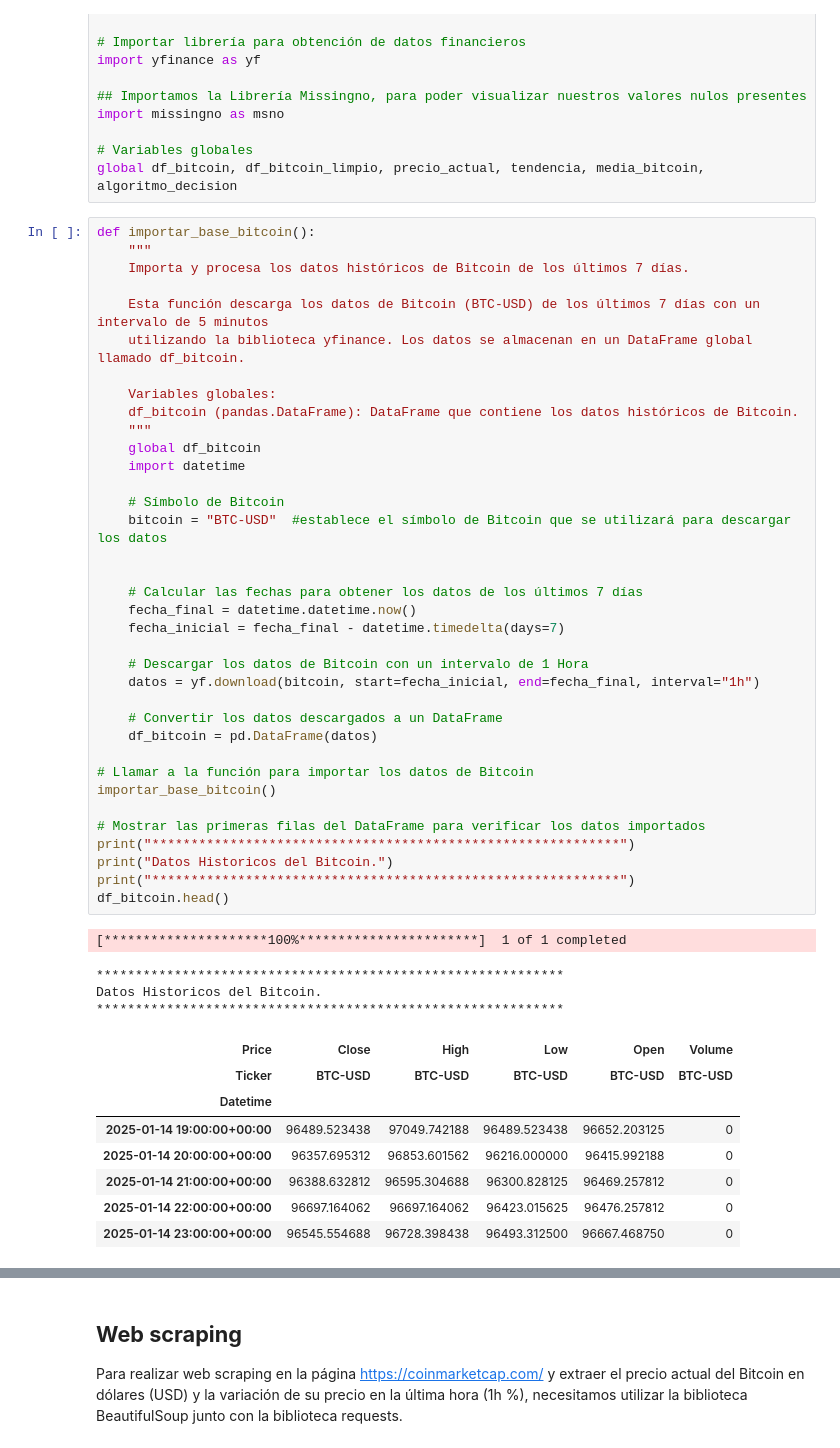
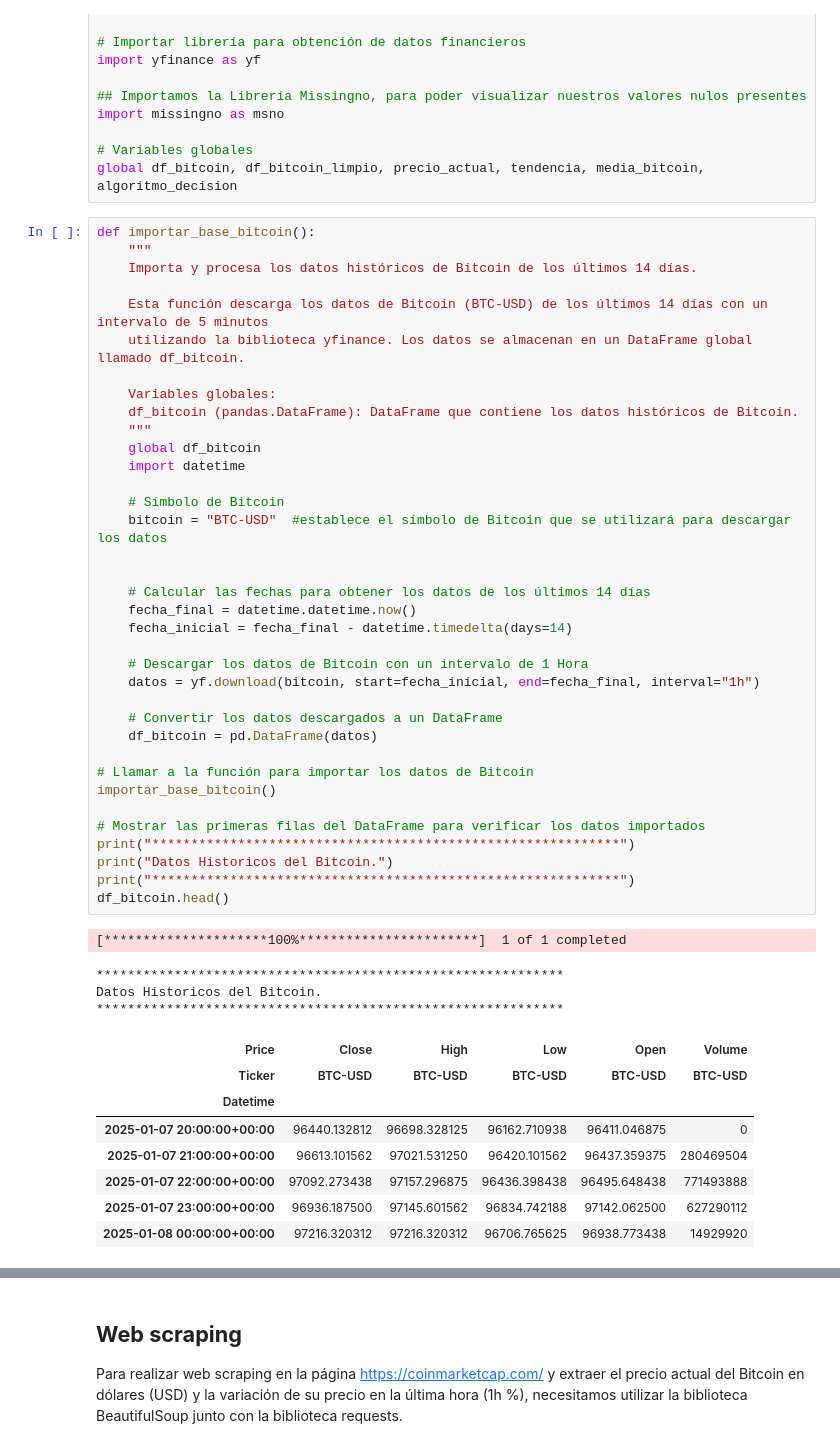
Before and after one commit to wechavar/Robot_Trading, a Jupyter notebook: Trainding_Boot.ipynb, the cells around one changed output, grey strips where cells are left out. Saved outputs shown, nothing was run; the diff lists cells and outputs as text.

```diff
--- a/Trainding_Boot.ipynb
+++ b/Trainding_Boot.ipynb
@@ -146,9 +146,9 @@ global df_bitcoin, df_bitcoin_limpio, precio_actual, tendencia, media_bitcoin, a
 # %%
 def importar_base_bitcoin():
     """
-    Importa y procesa los datos históricos de Bitcoin de los últimos 7 días.
+    Importa y procesa los datos históricos de Bitcoin de los últimos 14 días.
 
-    Esta función descarga los datos de Bitcoin (BTC-USD) de los últimos 7 días con un intervalo de 5 minutos
+    Esta función descarga los datos de Bitcoin (BTC-USD) de los últimos 14 días con un intervalo de 5 minutos
     utilizando la biblioteca yfinance. Los datos se almacenan en un DataFrame global llamado df_bitcoin.
 
     Variables globales:
@@ -158,40 +158,40 @@ def importar_base_bitcoin():
     import datetime
 
     # Símbolo de Bitcoin
     bitcoin = "BTC-USD"  #establece el símbolo de Bitcoin que se utilizará para descargar los datos
 
 
-    # Calcular las fechas para obtener los datos de los últimos 7 días
+    # Calcular las fechas para obtener los datos de los últimos 14 días
     fecha_final = datetime.datetime.now()
-    fecha_inicial = fecha_final - datetime.timedelta(days=7)
+    fecha_inicial = fecha_final - datetime.timedelta(days=14)
 
     # Descargar los datos de Bitcoin con un intervalo de 1 Hora
     datos = yf.download(bitcoin, start=fecha_inicial, end=fecha_final, interval="1h")
 
     # Convertir los datos descargados a un DataFrame
     df_bitcoin = pd.DataFrame(datos)
 
 # Llamar a la función para importar los datos de Bitcoin
 importar_base_bitcoin()
 
 # Mostrar las primeras filas del DataFrame para verificar los datos importados
 print("************************************************************")
 print("Datos Historicos del Bitcoin.")
 print("************************************************************")
 df_bitcoin.head()
 # %% [output]
 [*********************100%***********************]  1 of 1 completed
 ************************************************************
 Datos Historicos del Bitcoin.
 ************************************************************
 | Price | Close | High | Low | Open | Volume |
 | Ticker | BTC-USD | BTC-USD | BTC-USD | BTC-USD | BTC-USD |
 | Datetime |  |  |  |  |  |
-| 2025-01-14 19:00:00+00:00 | 96489.523438 | 97049.742188 | 96489.523438 | 96652.203125 | 0 |
-| 2025-01-14 20:00:00+00:00 | 96357.695312 | 96853.601562 | 96216.000000 | 96415.992188 | 0 |
-| 2025-01-14 21:00:00+00:00 | 96388.632812 | 96595.304688 | 96300.828125 | 96469.257812 | 0 |
-| 2025-01-14 22:00:00+00:00 | 96697.164062 | 96697.164062 | 96423.015625 | 96476.257812 | 0 |
-| 2025-01-14 23:00:00+00:00 | 96545.554688 | 96728.398438 | 96493.312500 | 96667.468750 | 0 |
+| 2025-01-07 20:00:00+00:00 | 96440.132812 | 96698.328125 | 96162.710938 | 96411.046875 | 0 |
+| 2025-01-07 21:00:00+00:00 | 96613.101562 | 97021.531250 | 96420.101562 | 96437.359375 | 280469504 |
+| 2025-01-07 22:00:00+00:00 | 97092.273438 | 97157.296875 | 96436.398438 | 96495.648438 | 771493888 |
+| 2025-01-07 23:00:00+00:00 | 96936.187500 | 97145.601562 | 96834.742188 | 97142.062500 | 627290112 |
+| 2025-01-08 00:00:00+00:00 | 97216.320312 | 97216.320312 | 96706.765625 | 96938.773438 | 14929920 |
 # %% [markdown]
 Ahora vamos  guardar la informacion en el historico en el dataframe df_bitcoin
 
```
Also changed, not shown: parts of 18 cells of this notebook.
